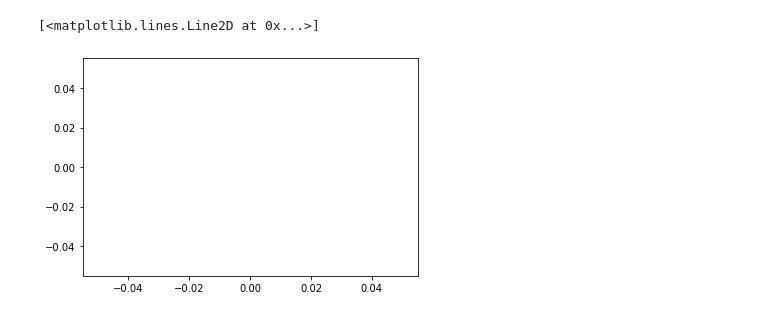
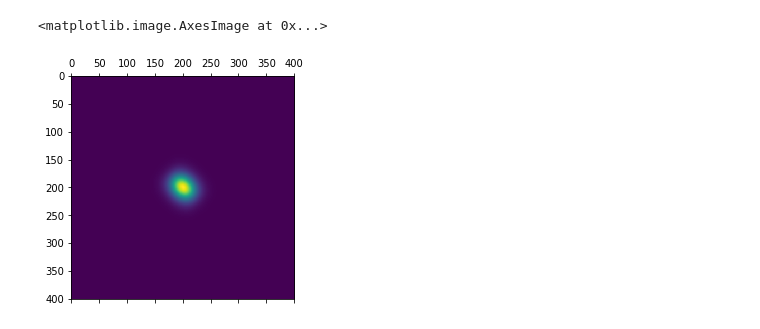
Before and after one commit to polyquantique/optimal_pumps, a Jupyter notebook: test_func.ipynb, the cells around one changed output. Saved outputs shown, nothing was run; the diff lists cells and outputs as text; code cells hidden in the pictures.

```diff
--- a/test_func.ipynb
+++ b/test_func.ipynb
@@ -30,0 +12,13 @@ True
+# %%
+# Initialize waveguide parameters
+vp = 0.1
+l = 1
+wi = -10
+wf = 10
+# negative Np wuch that gamma is purely imaginary
+Np = -0.1+0*1.j
+N = 401
+method = "hermite"
+gauss_amp = 1
+gauss_width = 0.4
+gauss_phase = 0
@@ -108,5 +73,0 @@ x = jnp.linspace(wi,wf,N)
-# %%
-plt.plot(x, -np.log(x-x[-1])-np.log(x+x[-1]))
-# %% [output]
-[<matplotlib.lines.Line2D at 0x...>]
-[figure, removed]
@@ -118,0 +74,5 @@ optim = jaxopt.minimize(loss, a, args=(x, 0), method = "BFGS")
+# %%
+plt.matshow(jnp.abs(N_U))
+# %% [output]
+<matplotlib.image.AxesImage at 0x...>
+[figure, added]
```
Also changed, not shown: parts of 21 cells of this notebook, 4 other files.
